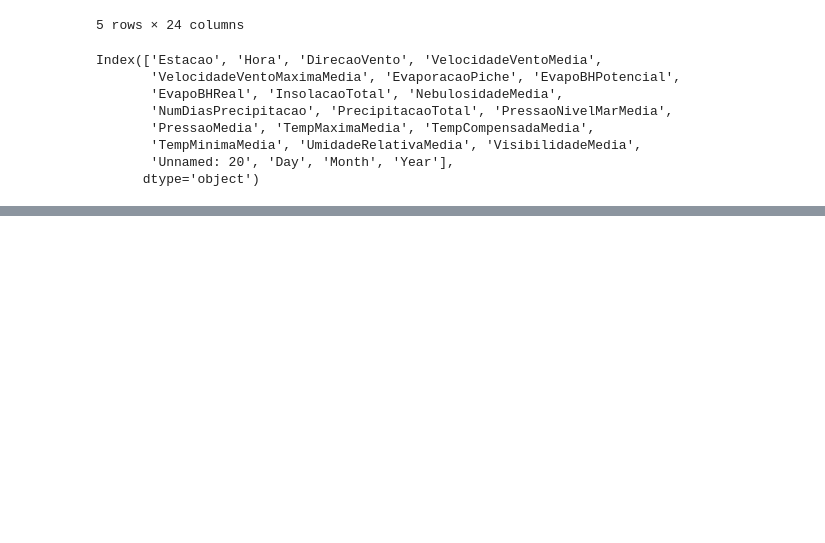
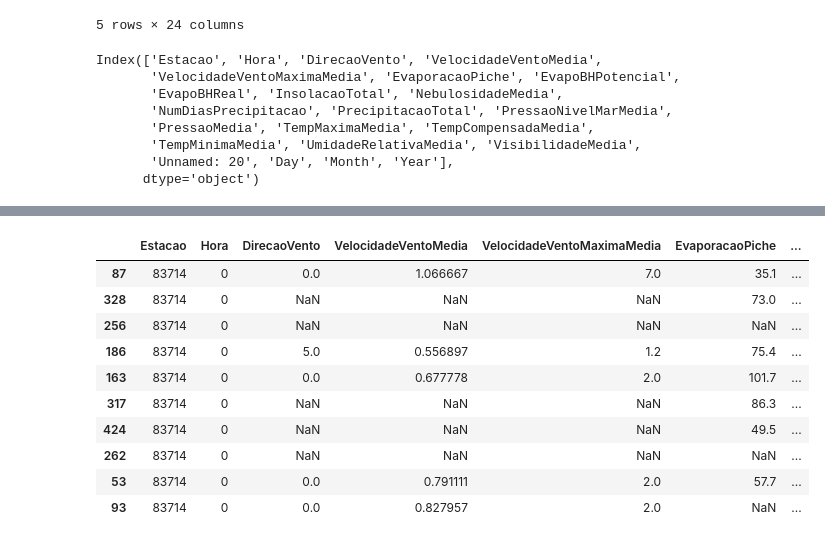
Before and after one commit to TurcoDick/weather, a Jupyter notebook: code/Aquecimento global não existe?.ipynb, the cells around one changed output, grey strips where cells are left out. Cells and saved outputs as stored; diff of their text form; code cells hidden in the pictures; blank space fills up the shorter version.

```diff
--- a/code/Aquecimento global não existe?.ipynb
+++ b/code/Aquecimento global não existe?.ipynb
@@ -104,0 +250,14 @@ TypeError: 'Index' object is not callable
+# %%
+df_data_cj.sort_values(by="PrecipitacaoTotal")[:10]
+# %% [output]
+|  | Estacao | Hora | DirecaoVento | VelocidadeVentoMedia | VelocidadeVentoMaximaMedia | EvaporacaoPiche | ... |
+| 87 | 83714 | 0 | 0.0 | 1.066667 | 7.0 | 35.1 | ... |
+| 328 | 83714 | 0 | NaN | NaN | NaN | 73.0 | ... |
+| 256 | 83714 | 0 | NaN | NaN | NaN | NaN | ... |
+| 186 | 83714 | 0 | 5.0 | 0.556897 | 1.2 | 75.4 | ... |
+| 163 | 83714 | 0 | 0.0 | 0.677778 | 2.0 | 101.7 | ... |
+| 317 | 83714 | 0 | NaN | NaN | NaN | 86.3 | ... |
+| 424 | 83714 | 0 | NaN | NaN | NaN | 49.5 | ... |
+| 262 | 83714 | 0 | NaN | NaN | NaN | NaN | ... |
+| 53 | 83714 | 0 | 0.0 | 0.791111 | 2.0 | 57.7 | ... |
+| 93 | 83714 | 0 | 0.0 | 0.827957 | 2.0 | NaN | ... |
```
Also changed, not shown: parts of 21 cells of this notebook.
